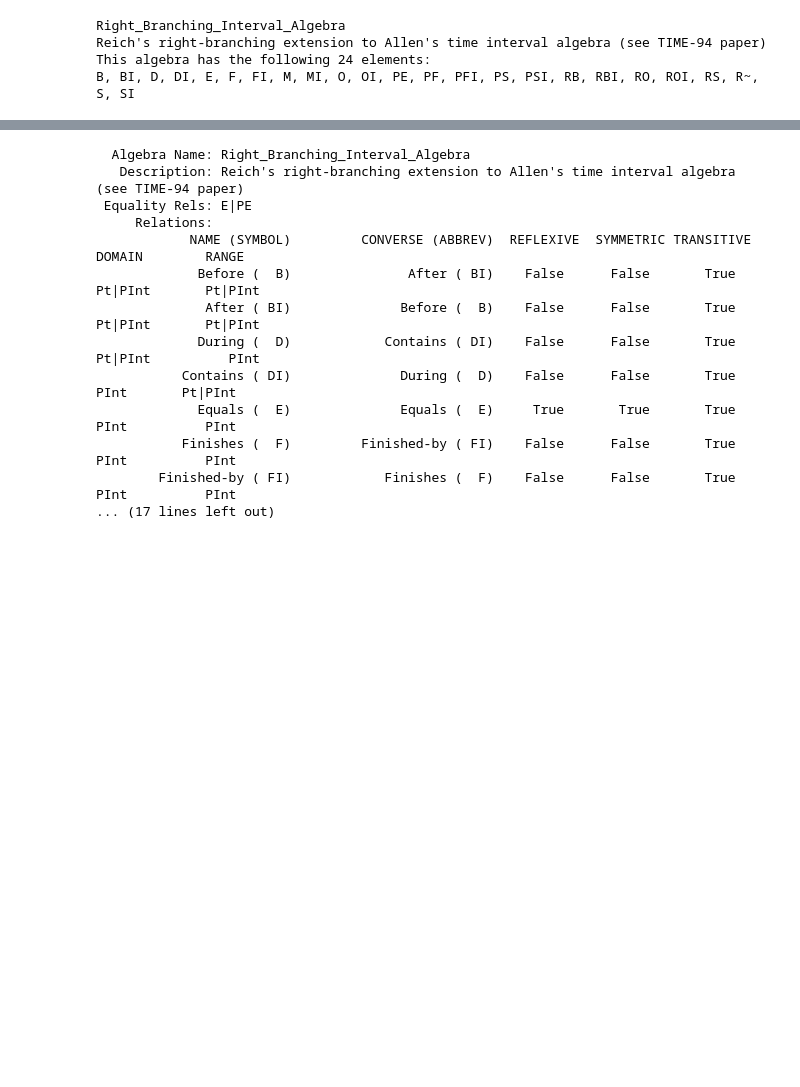
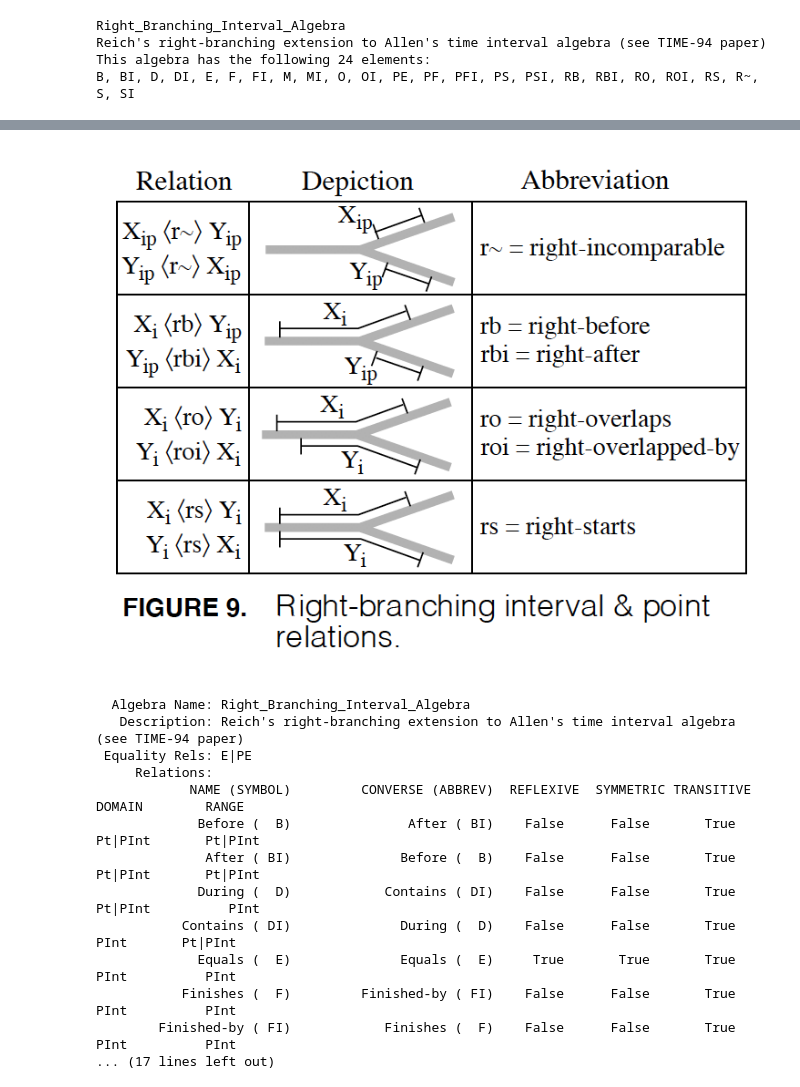
Before and after one commit to alreich/qualreas, a Jupyter notebook: Notebooks/extended_interval_algebras.ipynb, the cells around one changed output, grey strips where cells are left out. Drawn from its saved outputs; the diff is of its cells as text; code cells hidden in the pictures; blank space fills up the shorter version.

```diff
--- a/Notebooks/extended_interval_algebras.ipynb
+++ b/Notebooks/extended_interval_algebras.ipynb
@@ -153,3 +157,7 @@ B, BI, D, DI, E, F, FI, M, MI, O, OI, PE, PF, PFI, PS, PSI, RB, RBI, RO, ROI, RS
+# %%
+Image(filename='../docs/_static/Right_Branching_Time_Relations.png', width="400")
+# %% [output]
+[figure, added]
 # %%
 algR.summary()
 # %% [output]
```
Also changed, not shown: parts of 9 cells of this notebook, 20 other files.
